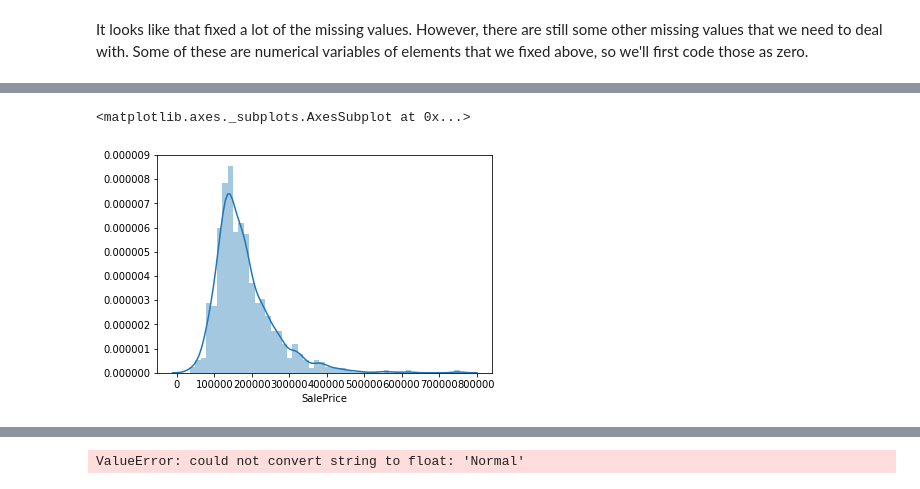
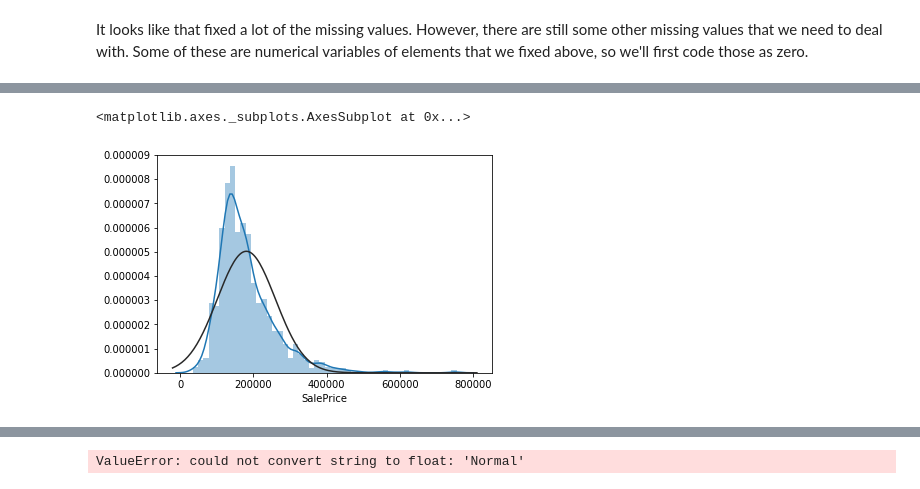
Before and after one commit to nickgrasley/appliedMachineLearning, a Jupyter notebook: hw2/hw2.ipynb, the cells around one changed output, grey strips where cells are left out. Saved outputs shown, nothing was run; the diff lists cells and outputs as text; code cells hidden in the pictures.

```diff
--- a/hw2/hw2.ipynb
+++ b/hw2/hw2.ipynb
@@ -29,9 +30,9 @@ os.listdir()
 # %% [markdown]
 I'm going to read in both train and test. I will create my own train and test later.
 # %%
-train = pd.read_csv('train.csv')
-test  = pd.read_csv('test.csv')
-houses = pd.concat([train, test])
+houses = pd.read_csv('train.csv')
+#test  = pd.read_csv('test.csv')
+#houses = pd.concat([train, test])
 # %% [markdown]
 Here are some quick and messy looks at our data. This gives us an initial sense of the values in the data.
 # %%
@@ -91,10 +92,3 @@ YearRemodAdd        0
 Length: 81, dtype: int64
 # %% [markdown]
 There are quite a few missing values. Luckily, data_description.txt states what some of those values should be.
-# %%
-NA_variables = ['Alley', 'BsmtQual', 'BsmtCond', 'BsmtExposure', 'BsmtFinType1', 'BsmtFinType2', 'FireplaceQu',\
-                'GarageType', 'GarageFinish', 'GarageQual', 'GarageCond', 'PoolQC', 'Fence', 'MiscFeature']
-for var in NA_variables:
-    houses.loc[houses[var].isnull(),var] = 'None' #All of them indicate that the specific element of the house is missing.
-
-missing_values(houses)
@@ -121,5 +144,5 @@ It looks like that fixed a lot of the missing values. However, there are still s
 # %%
-sns.distplot(train.SalePrice, bins=50)
+sns.distplot(houses.SalePrice, bins=50, fit=norm)
 # %% [output]
 <matplotlib.axes._subplots.AxesSubplot at 0x...>
-[figure, old version]
+[figure, new version]
```
Also changed, not shown: parts of 11 cells of this notebook.
